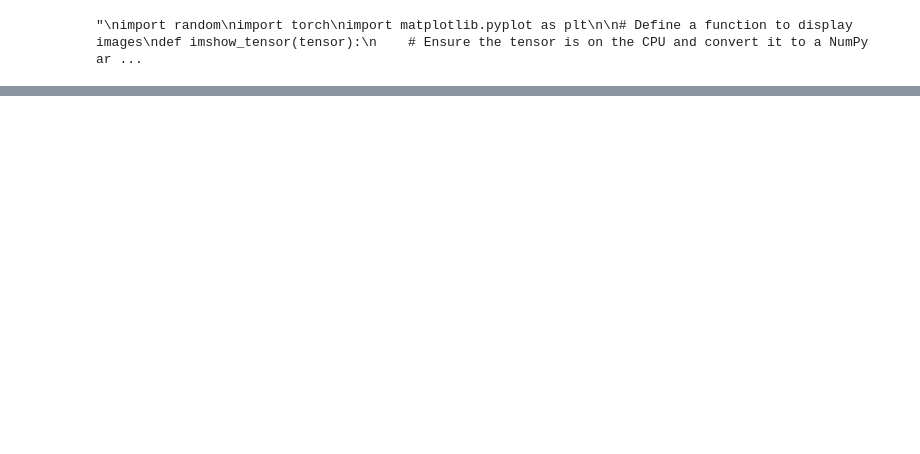
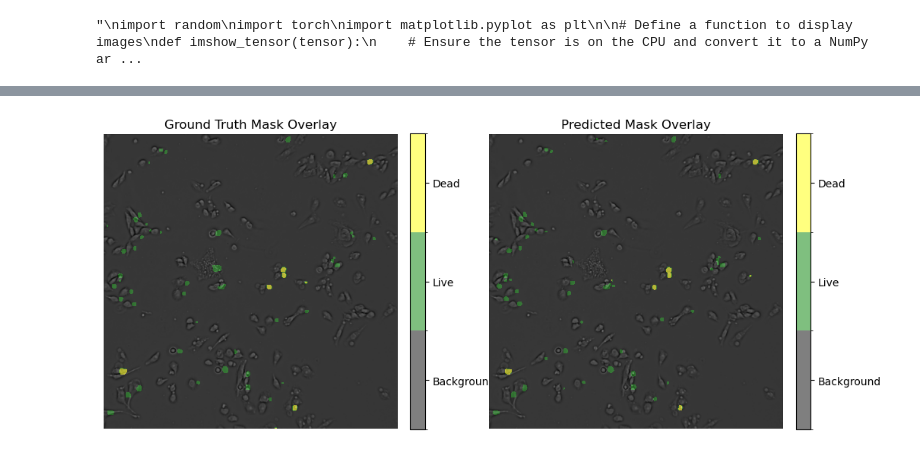
Before and after one commit to Belis0811/Unet, a Jupyter notebook: live_dead_segment.ipynb, the cells around one changed output, grey strips where cells are left out. Saved outputs shown, nothing was run; the diff lists cells and outputs as text; code cells hidden in the pictures; blank space fills up the shorter version.

```diff
--- a/live_dead_segment.ipynb
+++ b/live_dead_segment.ipynb
@@ -569,6 +576,9 @@ num_batches = len(val_loader)
 
 with torch.no_grad():
     for inputs, labels in tqdm(val_loader):
+        # print(inputs.shape)
+        # print(labels.shape)
+        labels = labels.unsqueeze(-1)
         inputs, labels = inputs.permute(0, 3, 1, 2).to(device1), labels.permute(0, 3, 1, 2).to(device1)
         outputs = model(inputs)
         labels = labels.squeeze(1)
@@ -615,6 +681,7 @@ with torch.no_grad():
     # preds_val = model(val_X.to(device1))
     # preds_test = model(X_test.to(device1))
     for inputs, labels in tqdm(val_loader):
+        labels = labels.unsqueeze(-1)
         inputs, labels = inputs.permute(0, 3, 1, 2).to(device1), labels.permute(0, 3, 1, 2).to(device1)
         outputs = model(inputs)
         preds_val.append(outputs)
@@ -739,8 +806,8 @@ for i in range(len(preds_test_t)):
     cbar.ax.set_yticklabels(['Background', 'Live', 'Dead'])
     plt.axis('off')
 
-    mask_name = os.path.join('./new_train/15/test', f'predicted_mask_{i}.jpg')
-    image_name = os.path.join('./new_train/15/test', f'image_{i}.jpg')
+    mask_name = os.path.join('./new_train/14/test', f'predicted_mask_{i}.jpg')
+    image_name = os.path.join('./new_train/14/test', f'image_{i}.jpg')
 
     plt.savefig(mask_name)
     plt.close()
@@ -840,9 +907,9 @@ for i in range(len(preds_val_t)):
 
     ground_show = Y_val_cpu[i,:,:,0]
 
-    mask_name = os.path.join('./new_train/15/val', f'predicted_mask_{i}.jpg')
-    image_name = os.path.join('./new_train/15/val', f'image_{i}.jpg')
-    ground_name = os.path.join('./new_train/15/val', f'ground_truth_{i}.jpg')
+    mask_name = os.path.join('./new_train/14/val', f'predicted_mask_{i}.jpg')
+    image_name = os.path.join('./new_train/14/val', f'image_{i}.jpg')
+    ground_name = os.path.join('./new_train/14/val', f'ground_truth_{i}.jpg')
 
     cmap = plt.cm.colors.ListedColormap(['black', 'green', 'yellow'])
     bounds = [-0.5, 0.5, 1.5, 2.5]
@@ -910,3 +977,47 @@ for i in range(len(preds_val_t)):
 # %%
 # image =X.to(device2)
 # output = model(image)
+# %%
+import matplotlib.pyplot as plt
+import numpy as np
+
+def plot_images_with_masks(image, true_mask, pred_mask):
+    from matplotlib.colors import ListedColormap, BoundaryNorm
+
+    # Define the colormap as in your show_mask function
+    cmap = ListedColormap(['black', 'green', 'yellow'])
+    bounds = [-0.5, 0.5, 1.5, 2.5]
+    norm = BoundaryNorm(bounds, cmap.N)
+
+    plt.figure(figsize=(12, 6))
+
+    # Plot original image with ground truth mask overlay
+    plt.subplot(1, 2, 1)
+    plt.imshow(image, cmap='gray')
+    plt.imshow(true_mask, cmap=cmap, norm=norm, alpha=0.5)
+    cbar = plt.colorbar(ticks=[0, 1, 2], fraction=0.046, pad=0.04)
+    cbar.ax.set_yticklabels(['Background', 'Live', 'Dead'])
+    plt.title("Ground Truth Mask Overlay")
+    plt.axis('off')
+
+    # Plot original image with predicted mask overlay
+    plt.subplot(1, 2, 2)
+    plt.imshow(image, cmap='gray')
+    plt.imshow(pred_mask, cmap=cmap, norm=norm, alpha=0.5)
+    cbar = plt.colorbar(ticks=[0, 1, 2], fraction=0.046, pad=0.04)
+    cbar.ax.set_yticklabels(['Background', 'Live', 'Dead'])
+    plt.title("Predicted Mask Overlay")
+    plt.axis('off')
+
+    plt.show()
+
+# Example usage:
+idx = 2  # Change this index to visualize different images
+image = X_val_cpu[idx, :, :, 0]  # Extract original image (grayscale)
+true_mask = Y_val_cpu[idx, :, :, 0]  # Extract ground truth mask
+pred_mask = preds_val_t[idx].cpu().numpy()  # Predicted mask
+
+# Plot images with both masks overlaid
+plot_images_with_masks(image, true_mask, pred_mask)
+# %% [output]
+[figure, added]
```
Also changed, not shown: parts of 11 cells of this notebook, 4 other files.
